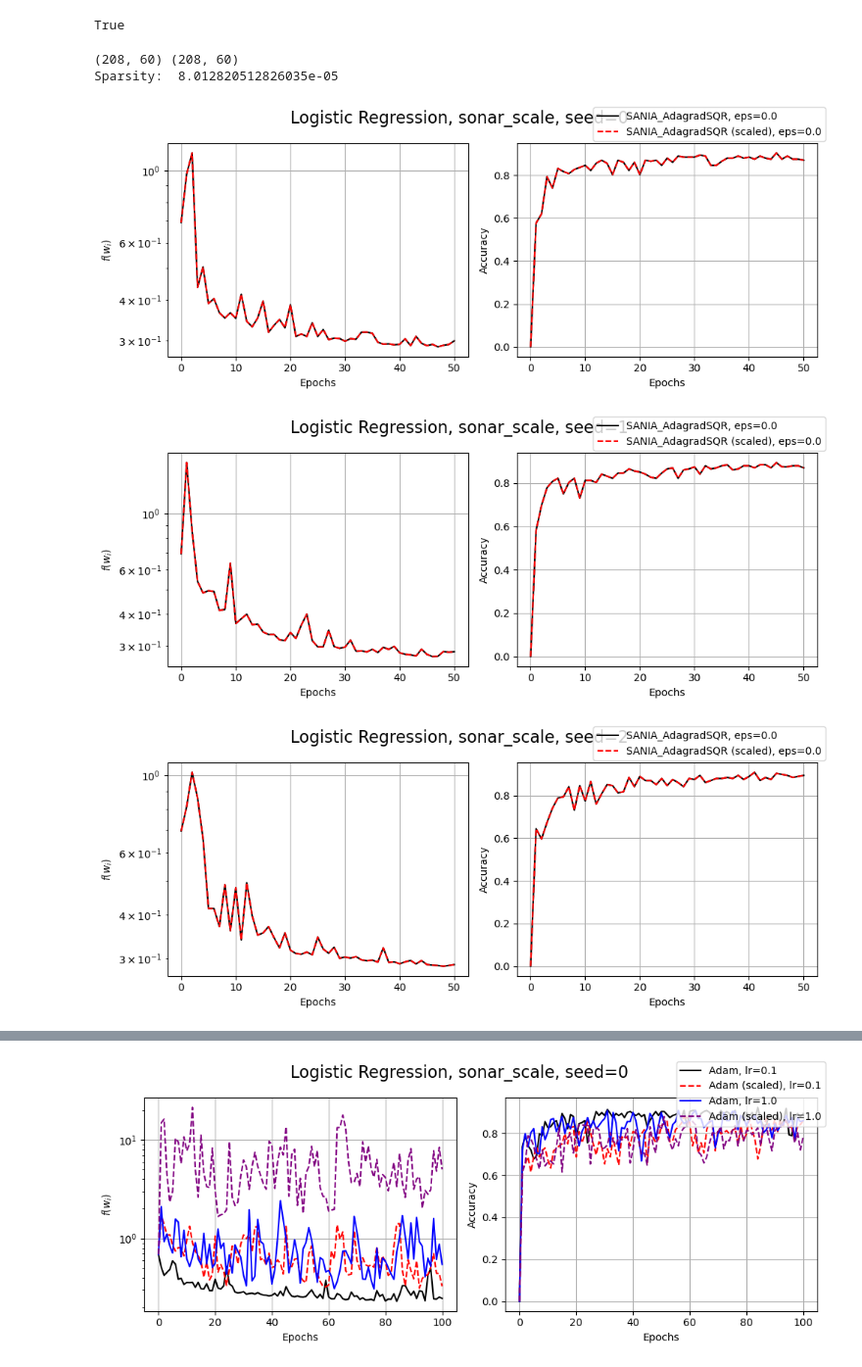
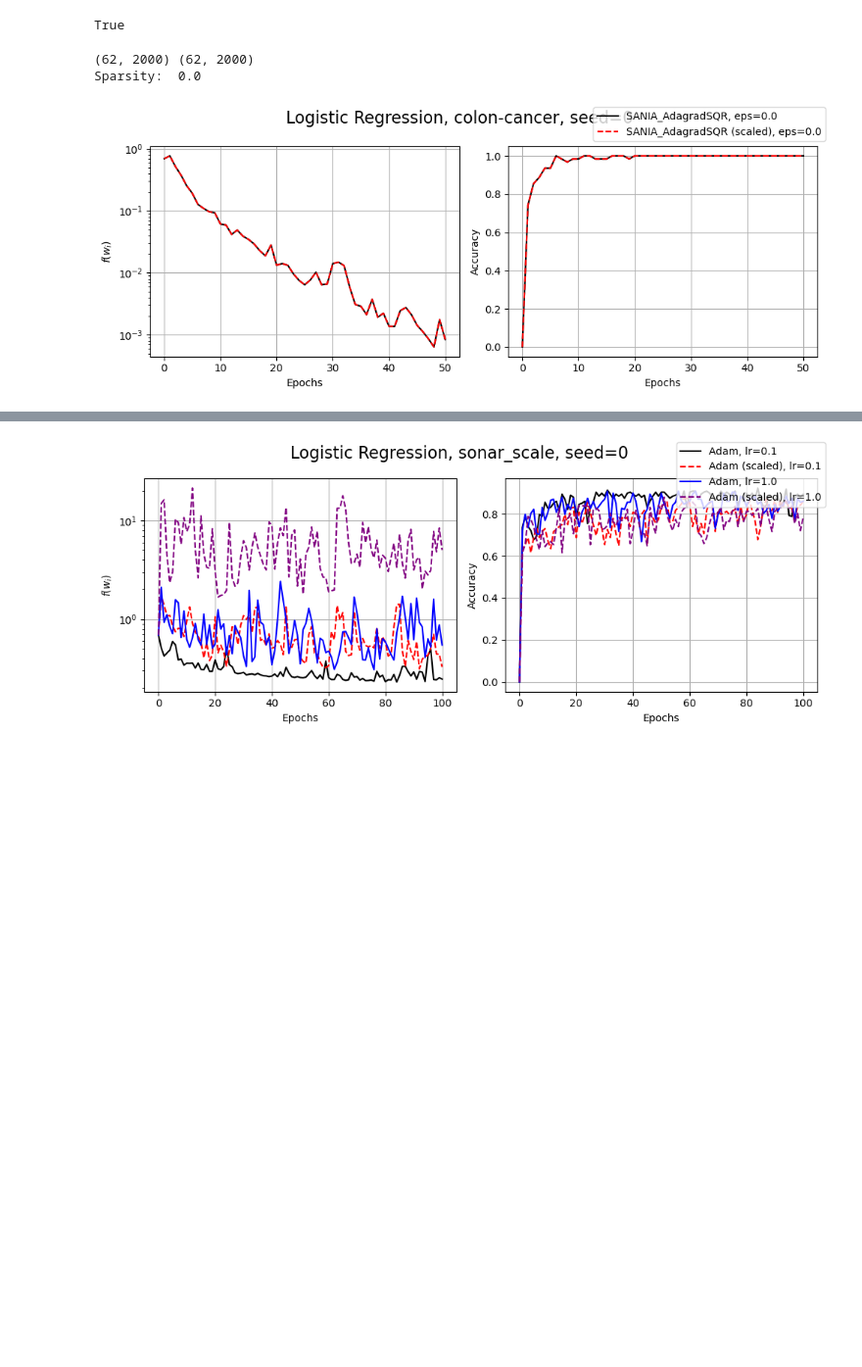
Before and after one commit to fxrshed/SANIA, a Jupyter notebook: experiments/libsvm_large.ipynb, the cells around one changed output, grey strips where cells are left out. Shown at 98% size. Cells and saved outputs as stored; diff of their text form; code cells hidden in the pictures; blank space fills up the shorter version.

```diff
--- a/experiments/libsvm_large.ipynb
+++ b/experiments/libsvm_large.ipynb
@@ -38,10 +38,7 @@ load_dotenv()
 # %% [output]
 True
 # %%
-import scipy.sparse
-
-
-dataset_name = "sonar_scale"
+dataset_name = "colon-cancer"
 train_data, train_target, test_data, test_target = utils.get_libsvm(name=dataset_name, test_split=0.2)
 
 scale = 4
@@ -62,8 +59,8 @@ scaled_test_dataset = scaled_test_data, test_target
 print(train_data.shape, test_data.shape)
 print("Sparsity: ", 1 - (train_data.count_nonzero() / (train_data.shape[0] * train_data.shape[1])))
 # %% [output]
-(208, 60) (208, 60)
-Sparsity:  8.012820512826035e-05
+(62, 2000) (62, 2000)
+Sparsity:  0.0
 # %%
 def train_loop(seed: int, train_dataset: list, test_dataset: list, batch_size: int, n_epochs: int,
                optimizer: BaseOptimizer, lmd: float, **optimizer_kwargs) -> dict:
@@ -215,39 +212,37 @@ def plotter(histories, labels, colors=None, linestyles=None,
 # %%
 n_epochs = 50
 
 batch_size = 16
 seed = 0
 lmd = 0.0
 
-for seed in range(5):
+# for seed in range(5):
 
-    histories = []
-    labels = []
+histories = []
+labels = []
 
-    optimizer = SANIA_AdagradSQR
-    eps = 0.0
-    hist = train_loop(seed=seed, train_dataset=train_dataset, test_dataset=test_dataset,
-                    batch_size=batch_size, n_epochs=n_epochs, optimizer=optimizer,
-                    lmd=lmd, eps=eps)
-    histories.append(hist)
-    labels.append(f"{optimizer.__name__}, {eps=}")
+optimizer = SANIA_AdagradSQR
+eps = 0.0
+hist = train_loop(seed=seed, train_dataset=train_dataset, test_dataset=test_dataset,
+                batch_size=batch_size, n_epochs=n_epochs, optimizer=optimizer,
+                lmd=lmd, eps=eps)
+histories.append(hist)
+labels.append(f"{optimizer.__name__}, {eps=}")
 
-    optimizer = SANIA_AdagradSQR
-    eps = 0.0
-    hist = train_loop(seed=seed, train_dataset=scaled_train_dataset, test_dataset=scaled_test_dataset,
-                    batch_size=batch_size, n_epochs=n_epochs, optimizer=optimizer,
-                    lmd=lmd, eps=eps)
-    histories.append(hist)
-    labels.append(f"{optimizer.__name__} (scaled), {eps=}")
+optimizer = SANIA_AdagradSQR
+eps = 0.0
+hist = train_loop(seed=seed, train_dataset=scaled_train_dataset, test_dataset=scaled_test_dataset,
+                batch_size=batch_size, n_epochs=n_epochs, optimizer=optimizer,
+                lmd=lmd, eps=eps)
+histories.append(hist)
+labels.append(f"{optimizer.__name__} (scaled), {eps=}")
 
-    plotter(histories=histories,
-        labels=labels,
-        colors=["black", "red", "blue", "purple", "teal", "lime"],
-        linestyles=["-", "--", "-", "--", "-", "--"],
-        prefix="test",
-        suptitle=f"Logistic Regression, {dataset_name}, seed={seed}",
-        )
+plotter(histories=histories,
+    labels=labels,
+    colors=["black", "red", "blue", "purple", "teal", "lime"],
+    linestyles=["-", "--", "-", "--", "-", "--"],
+    prefix="test",
+    suptitle=f"Logistic Regression, {dataset_name}, seed={seed}",
+    )
 # %% [output]
-[figure, old version]
+[figure, new version]
-[figure, removed]
-[figure, removed]
```
Also changed, not shown: parts of 2 cells of this notebook.
